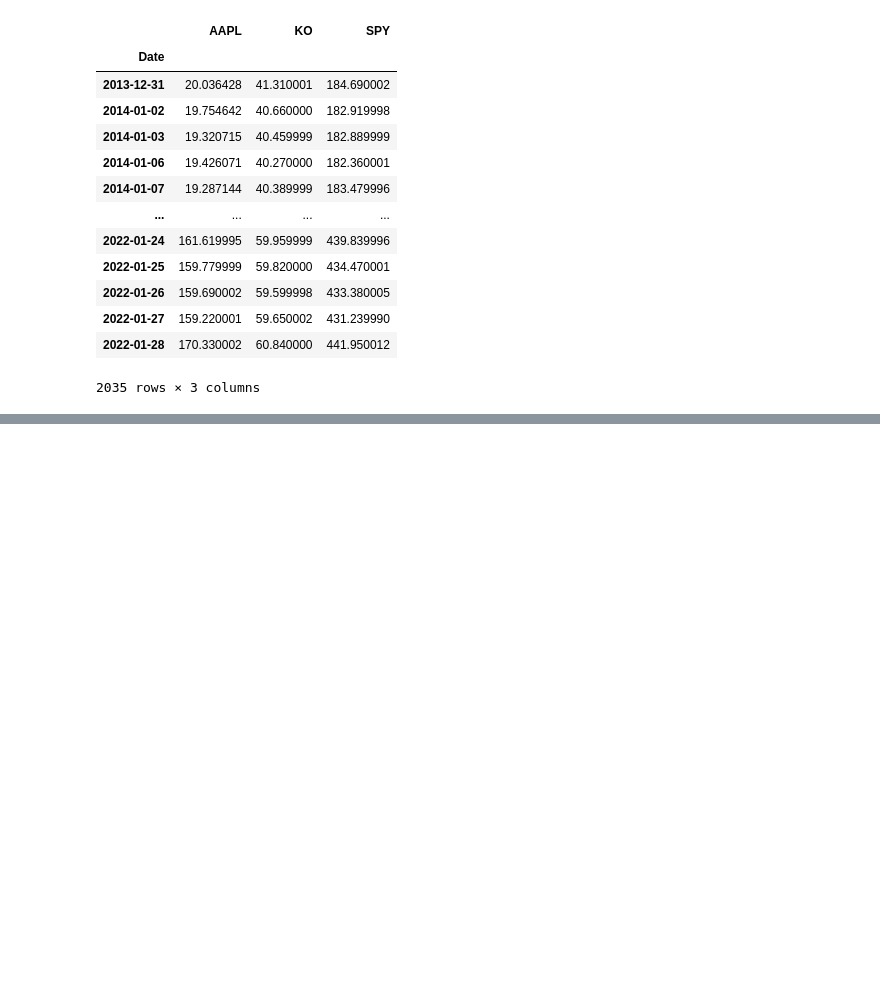
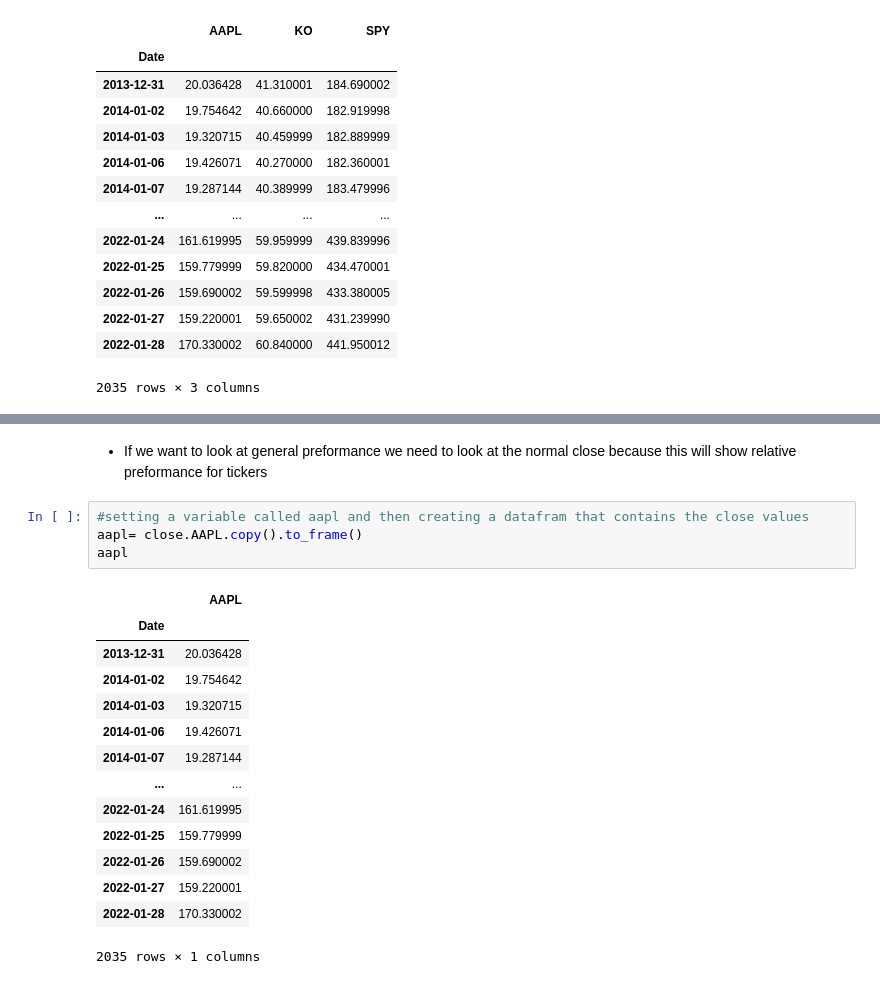
Before and after one commit to Janadhi14/Algo-trading, a Jupyter notebook: Introduction.ipynb, the cells around one changed output, grey strips where cells are left out. Drawn from its saved outputs; the diff is of its cells as text; blank space fills up the shorter version.

```diff
--- a/Introduction.ipynb
+++ b/Introduction.ipynb
@@ -317,0 +371,21 @@ close.plot(figsize = (20,10), fontsize =12)
+# %% [markdown]
+- If we want to look at general preformance we need to look at the normal close because this will show relative preformance for tickers
+# %%
+#setting a variable called aapl and then creating a datafram that contains the close values
+aapl= close.AAPL.copy().to_frame()
+aapl
+# %% [output]
+|  | AAPL |
+| Date |  |
+| 2013-12-31 | 20.036428 |
+| 2014-01-02 | 19.754642 |
+| 2014-01-03 | 19.320715 |
+| 2014-01-06 | 19.426071 |
+| 2014-01-07 | 19.287144 |
+| ... | ... |
+| 2022-01-24 | 161.619995 |
+| 2022-01-25 | 159.779999 |
+| 2022-01-26 | 159.690002 |
+| 2022-01-27 | 159.220001 |
+| 2022-01-28 | 170.330002 |
+2035 rows × 1 columns
```
Also changed, not shown: parts of 8 cells of this notebook.
